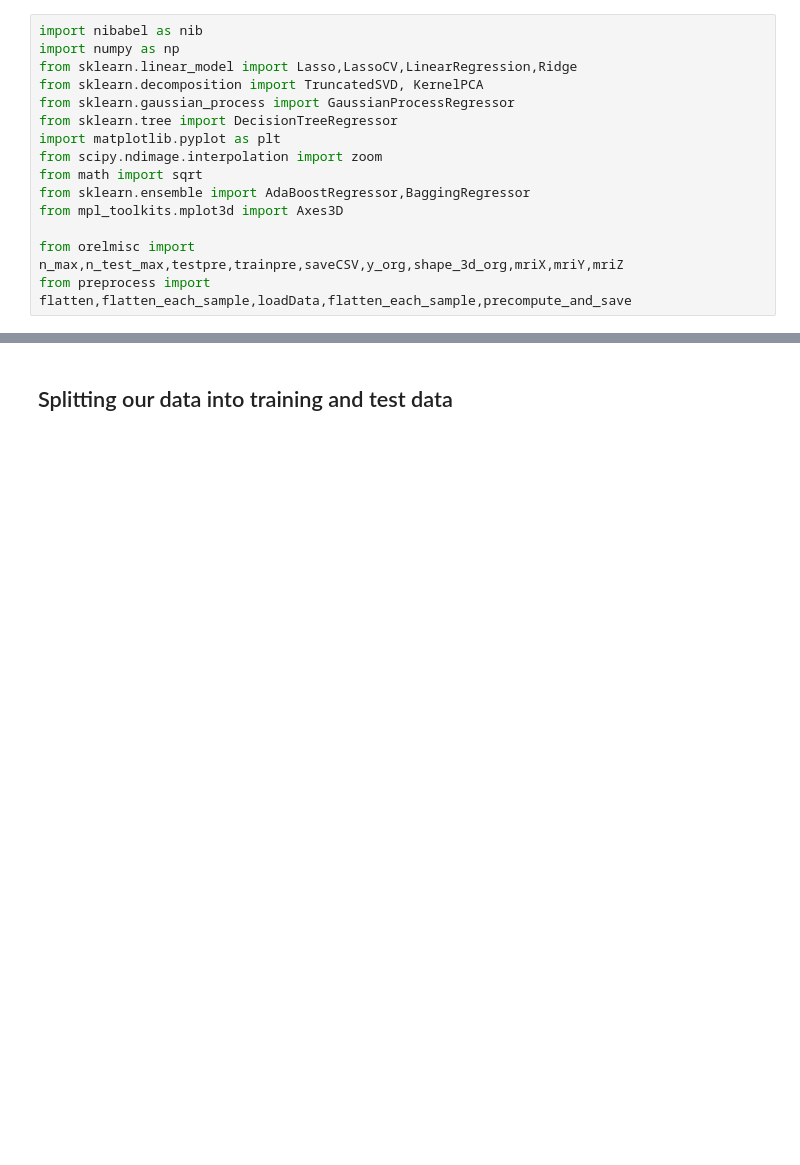
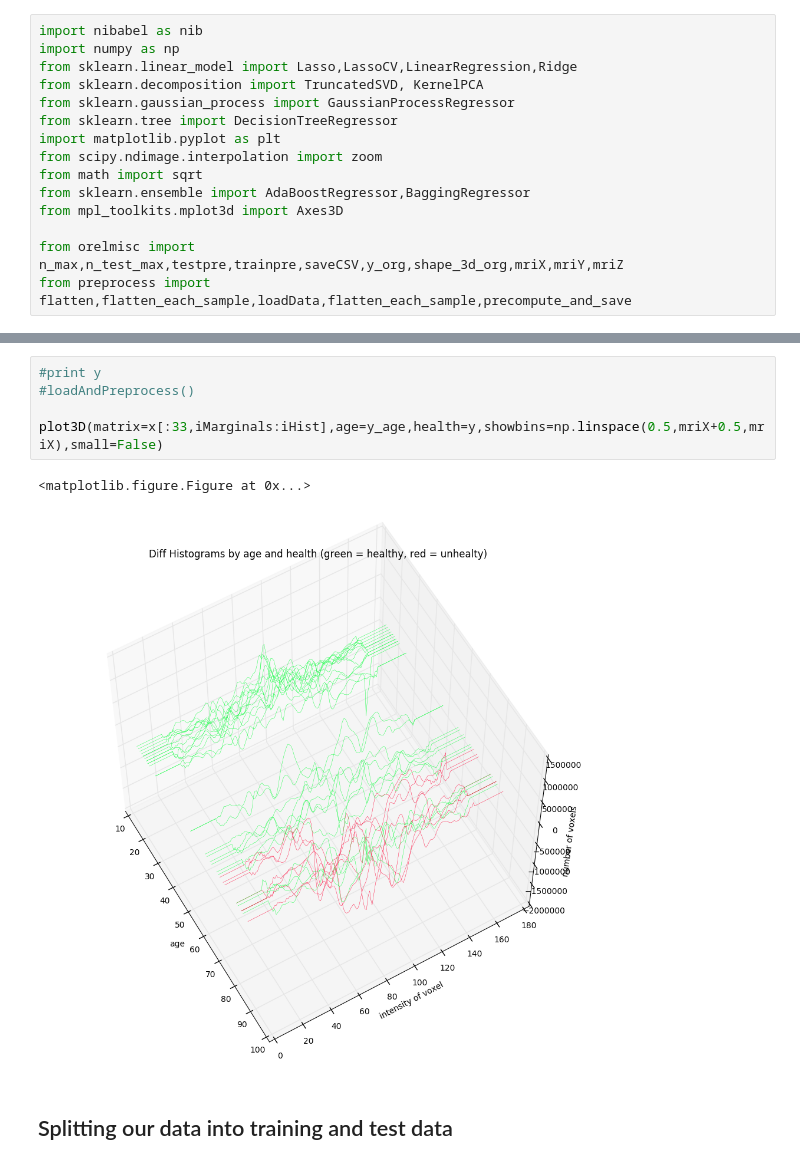
Before and after one commit to GollyTicker/orel-ml, a Jupyter notebook: validated-Statistics-Percentile-Hists.ipynb, the cells around one changed output, grey strips where cells are left out. Saved outputs shown, nothing was run; the diff lists cells and outputs as text; blank space fills up the shorter version.

```diff
--- a/validated-Statistics-Percentile-Hists.ipynb
+++ b/validated-Statistics-Percentile-Hists.ipynb
@@ -169,3 +162,11 @@ KeyboardInterrupt:
+# %%
+#print y
+#loadAndPreprocess()
+
+plot3D(matrix=x[:33,iMarginals:iHist],age=y_age,health=y,showbins=np.linspace(0.5,mriX+0.5,mriX),small=False)
+# %% [output]
+<matplotlib.figure.Figure at 0x...>
+[figure, added]
 # %% [markdown]
 ## Splitting our data into training and test data
 # %%
```
Also changed, not shown: parts of 9 cells of this notebook.
